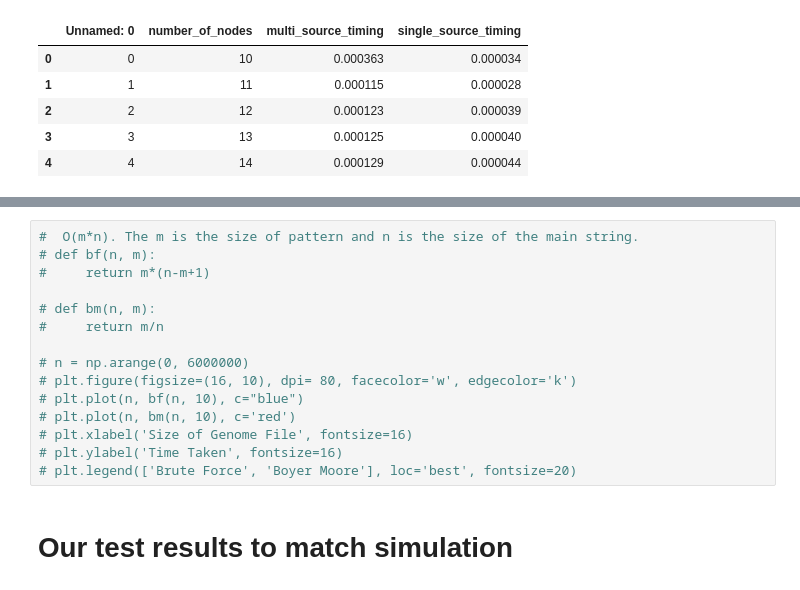
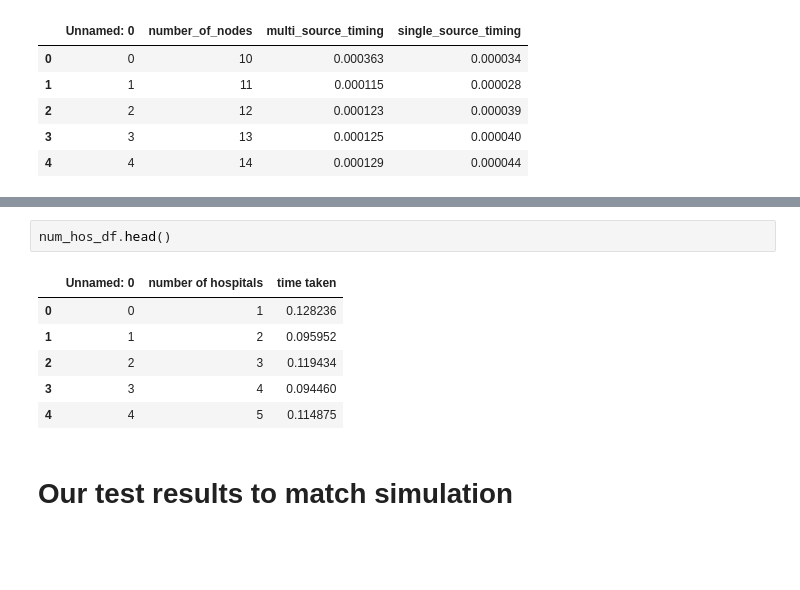
Before and after one commit to jeslynlamxy/path-finding-in-road-networks, a Jupyter notebook: speed_analysis.ipynb, the cells around one changed output, grey strips where cells are left out. Drawn from its saved outputs; the diff is of its cells as text; blank space fills up the shorter version.

```diff
--- a/speed_analysis.ipynb
+++ b/speed_analysis.ipynb
@@ -72,18 +71,12 @@ k_df.head()
-# %%
-#  O(m*n). The m is the size of pattern and n is the size of the main string.
-# def bf(n, m):
-#     return m*(n-m+1)
-
-# def bm(n, m):
-#     return m/n
-
-# n = np.arange(0, 6000000)
-# plt.figure(figsize=(16, 10), dpi= 80, facecolor='w', edgecolor='k')
-# plt.plot(n, bf(n, 10), c="blue")
-# plt.plot(n, bm(n, 10), c='red')
-# plt.xlabel('Size of Genome File', fontsize=16)
-# plt.ylabel('Time Taken', fontsize=16)
-# plt.legend(['Brute Force', 'Boyer Moore'], loc='best', fontsize=20)
+# %%
+num_hos_df.head()
+# %% [output]
+|  | Unnamed: 0 | number of hospitals | time taken |
+| 0 | 0 | 1 | 0.128236 |
+| 1 | 1 | 2 | 0.095952 |
+| 2 | 2 | 3 | 0.119434 |
+| 3 | 3 | 4 | 0.094460 |
+| 4 | 4 | 5 | 0.114875 |
 # %% [markdown]
 # Our test results to match simulation
 # %%
```
Also changed, not shown: parts of 7 cells of this notebook.
